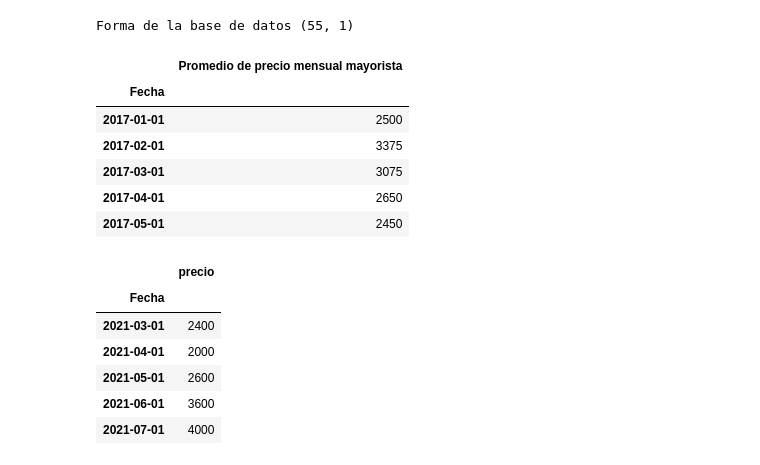
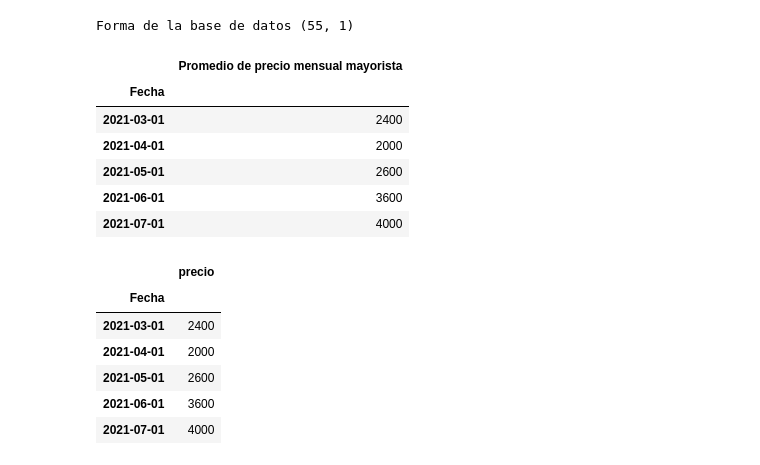
Before and after one commit to pedroechev/MandCod-FINAL, a Jupyter notebook: 2 - MandCod - ARIMA.ipynb, the cells around one changed output. Drawn from its saved outputs; the diff is of its cells as text; code cells hidden in the pictures.

```diff
--- a/3 - MandCod - ARIMA.ipynb
+++ b/2 - MandCod - ARIMA.ipynb
@@ -18,21 +18,21 @@ from statsmodels.graphics.tsaplots import plot_acf
 # %%
 # Importación de datos
 
 df = pd.read_excel('Datos/Precios Mandarina Oneco.xlsx'
                     , index_col='Fecha'
                     , parse_dates=True # Con este comando nos aseguramos que pandas trate los valores como fechas, no como strings.
                      )
 print('Forma de la base de datos', df.shape)
-df.head()
+df.tail()
 # %% [output]
 Forma de la base de datos (55, 1)
 |  | Promedio de precio mensual mayorista |
 | Fecha |  |
-| 2017-01-01 | 2500 |
-| 2017-02-01 | 3375 |
-| 2017-03-01 | 3075 |
-| 2017-04-01 | 2650 |
-| 2017-05-01 | 2450 |
+| 2021-03-01 | 2400 |
+| 2021-04-01 | 2000 |
+| 2021-05-01 | 2600 |
+| 2021-06-01 | 3600 |
+| 2021-07-01 | 4000 |
 # %%
 # Defino Variables
 
```
Also changed, not shown: parts of 6 cells of this notebook, 9 other files.
